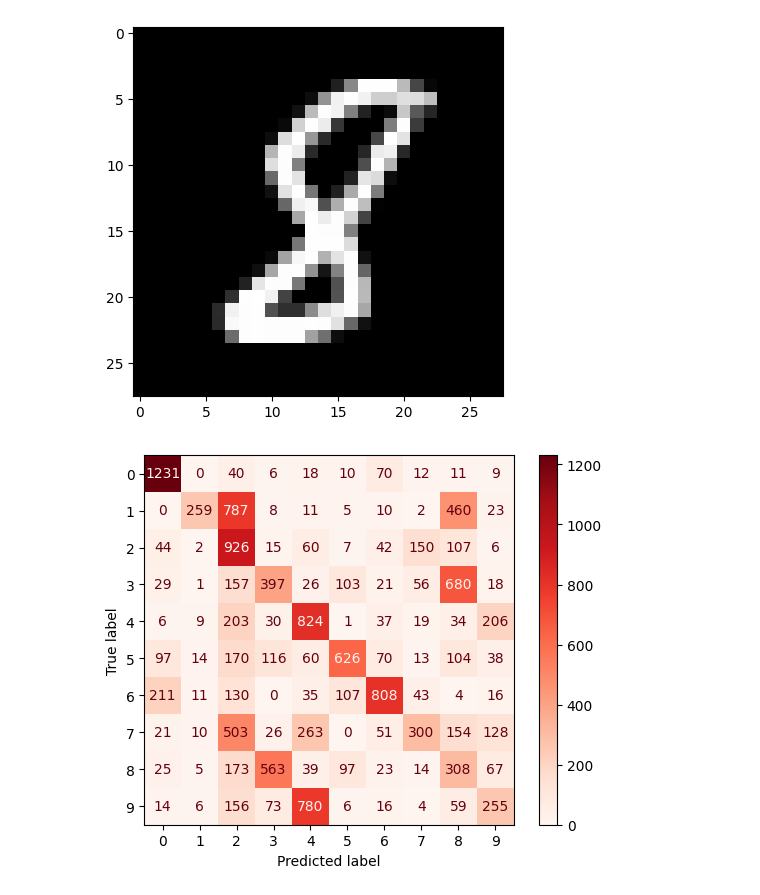
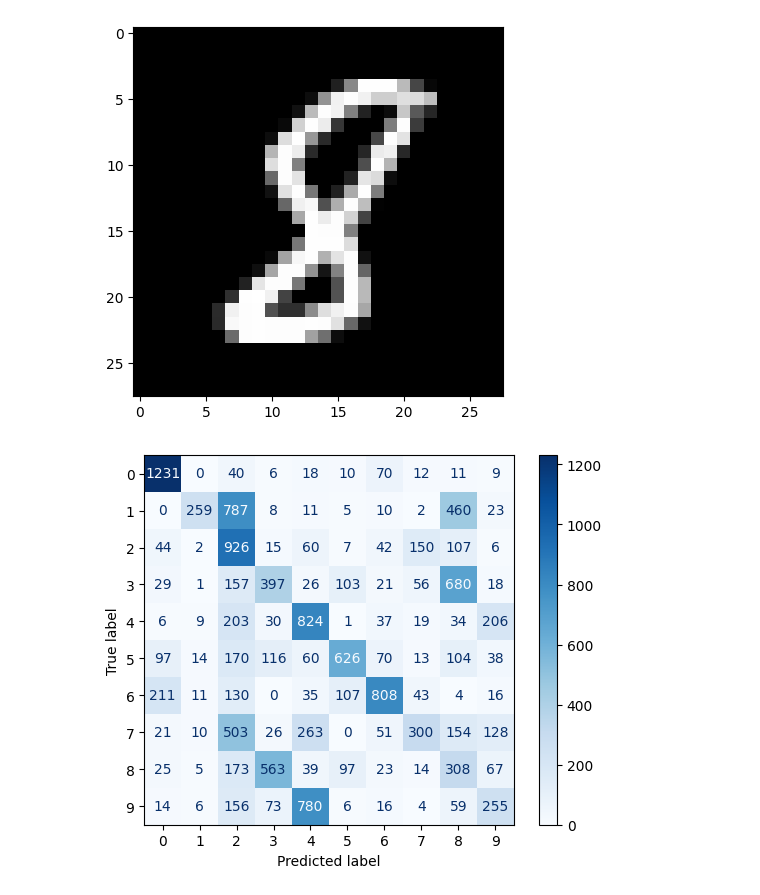
Before and after one commit to maxwellugwu808-ui/FFNetwork, a Jupyter notebook: class_based_mnist_image_classification_with_deeplearning.ipynb, the cells around one changed output. Cells and saved outputs as stored; diff of their text form; code cells hidden in the pictures.

```diff
--- a/class_based_mnist_image_classification_with_deeplearning.ipynb
+++ b/class_based_mnist_image_classification_with_deeplearning.ipynb
@@ -136,10 +136,10 @@ plt.imshow(xtest[18].reshape(28, 28), cmap='gray')
 # %%
 import matplotlib.pyplot as plt
 from sklearn.metrics import ConfusionMatrixDisplay, confusion_matrix
 
 cm = confusion_matrix(ytest, predlabels1)
 disp = ConfusionMatrixDisplay(confusion_matrix=cm)
-disp.plot(cmap='Reds')
+disp.plot(cmap='Blues')
 plt.show()
 # %% [output]
-[figure, old version]
+[figure, new version]
```
